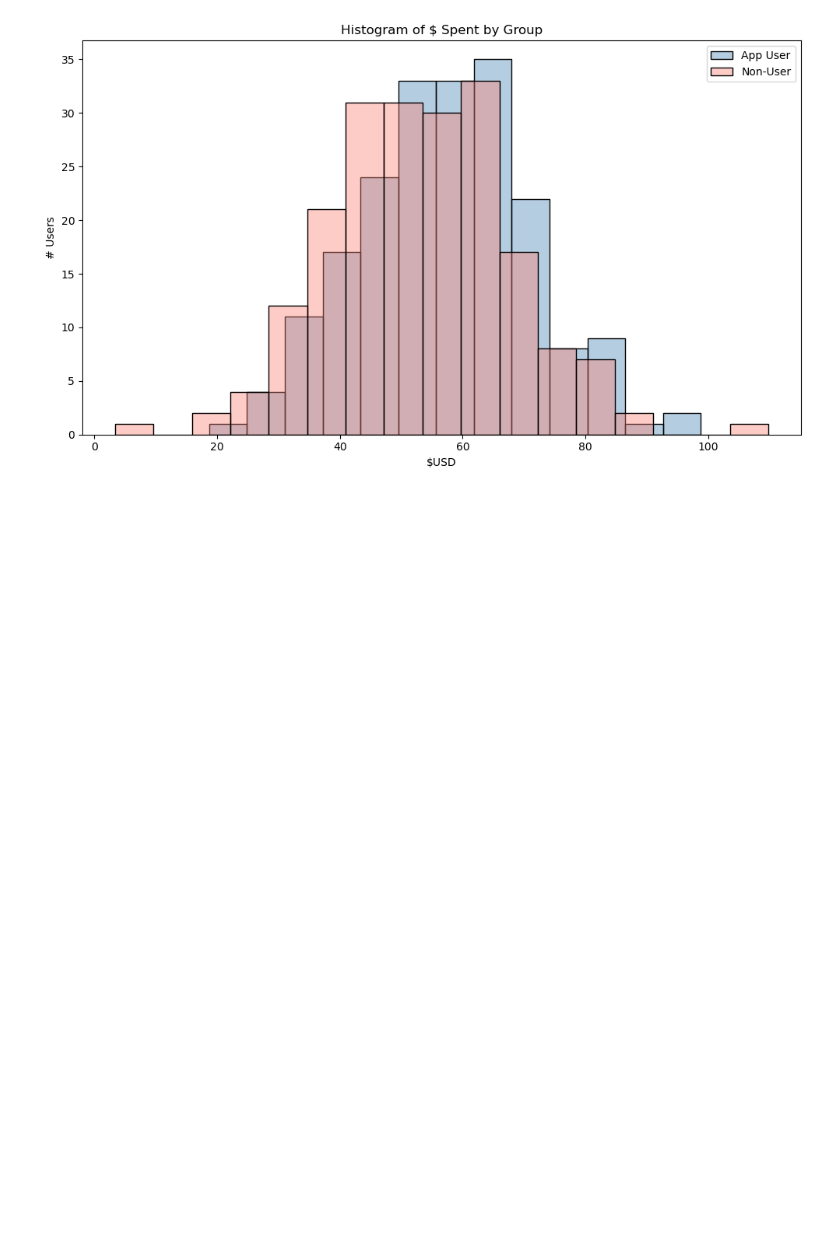
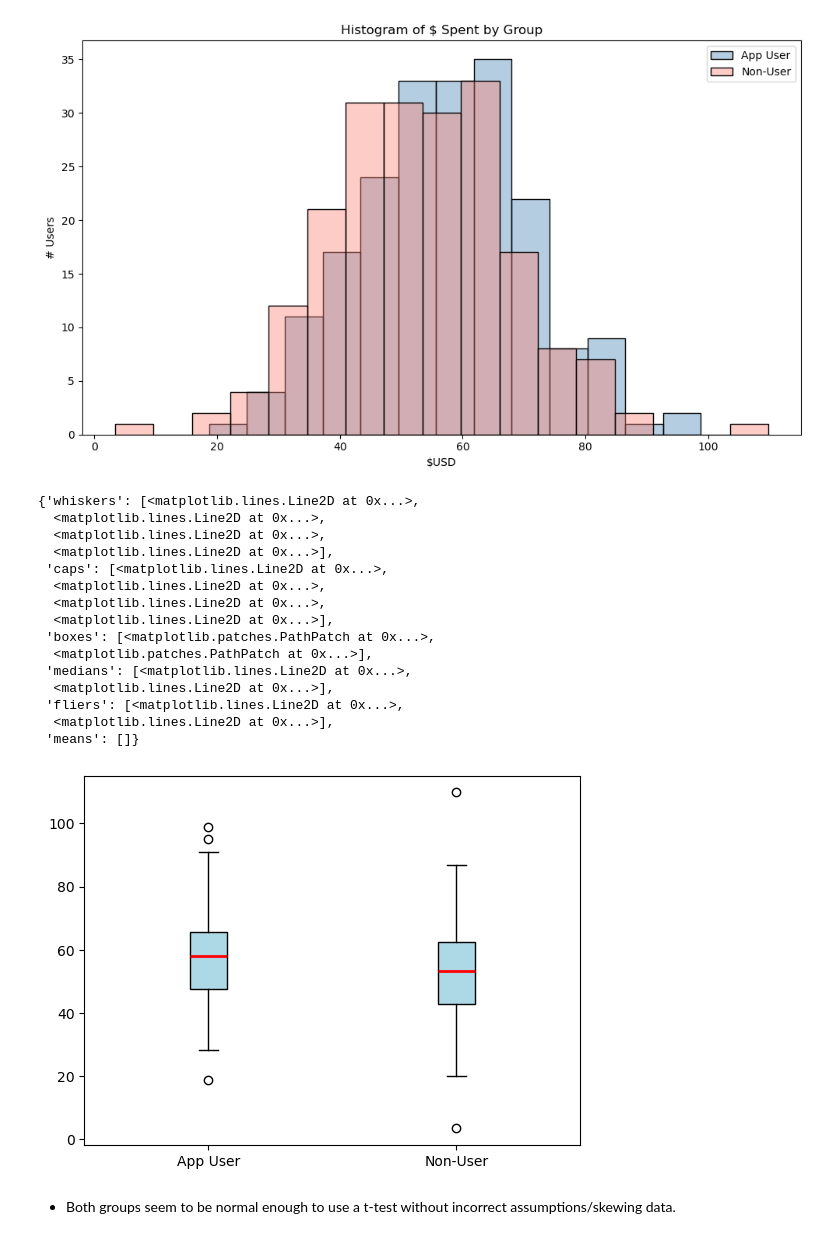
Before and after one commit to hhnguyen72/ddi-freshmart, a Jupyter notebook: Code/Notebook1.ipynb, the cells around one changed output. Saved outputs shown, nothing was run; the diff lists cells and outputs as text; code cells hidden in the pictures; blank space fills up the shorter version.

```diff
--- a/Code/Notebook1.ipynb
+++ b/Code/Notebook1.ipynb
@@ -87,3 +89,28 @@ plt.tight_layout()
 plt.show()
 # %% [output]
 [figure]
+# %%
+plt.boxplot([app_user['spend'], non_user['spend']], labels=['App User', 'Non-User'],
+    patch_artist=True,
+    boxprops=dict(facecolor='lightblue'),
+    medianprops=dict(color='red', linewidth=2)
+)
+# %% [output]
+{'whiskers': [<matplotlib.lines.Line2D at 0x...>,
+  <matplotlib.lines.Line2D at 0x...>,
+  <matplotlib.lines.Line2D at 0x...>,
+  <matplotlib.lines.Line2D at 0x...>],
+ 'caps': [<matplotlib.lines.Line2D at 0x...>,
+  <matplotlib.lines.Line2D at 0x...>,
+  <matplotlib.lines.Line2D at 0x...>,
+  <matplotlib.lines.Line2D at 0x...>],
+ 'boxes': [<matplotlib.patches.PathPatch at 0x...>,
+  <matplotlib.patches.PathPatch at 0x...>],
+ 'medians': [<matplotlib.lines.Line2D at 0x...>,
+  <matplotlib.lines.Line2D at 0x...>],
+ 'fliers': [<matplotlib.lines.Line2D at 0x...>,
+  <matplotlib.lines.Line2D at 0x...>],
+ 'means': []}
+[figure, added]
+# %% [markdown]
+- Both groups seem to be normal enough to use a t-test without incorrect assumptions/skewing data.
```
Also changed, not shown: parts of 3 cells of this notebook.
